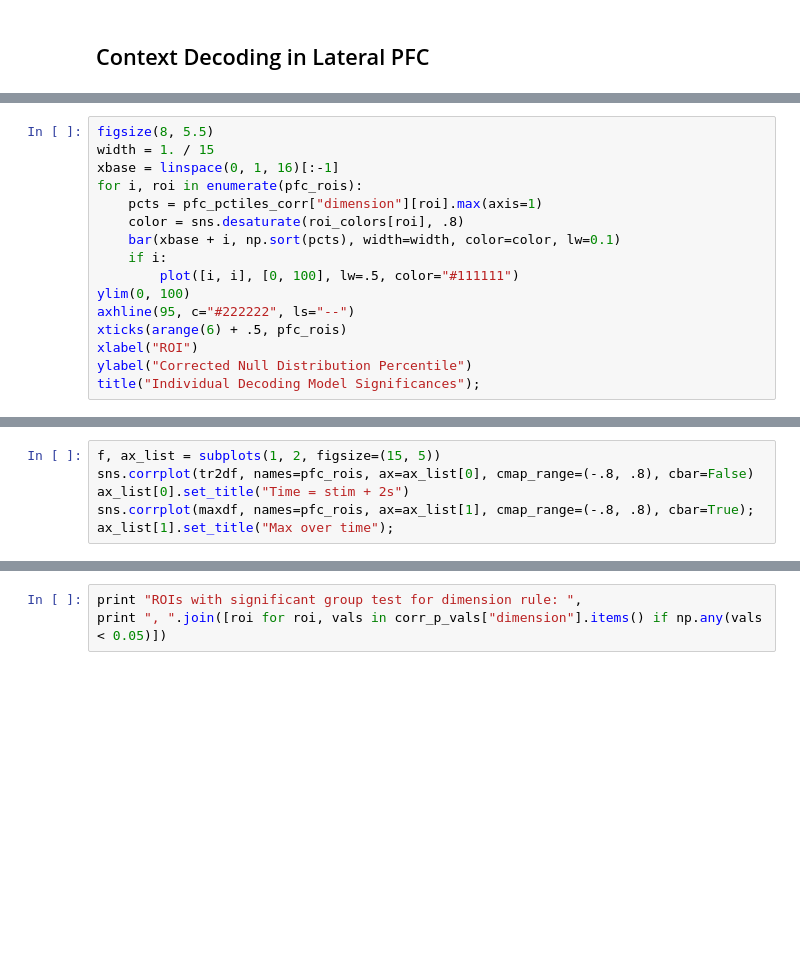
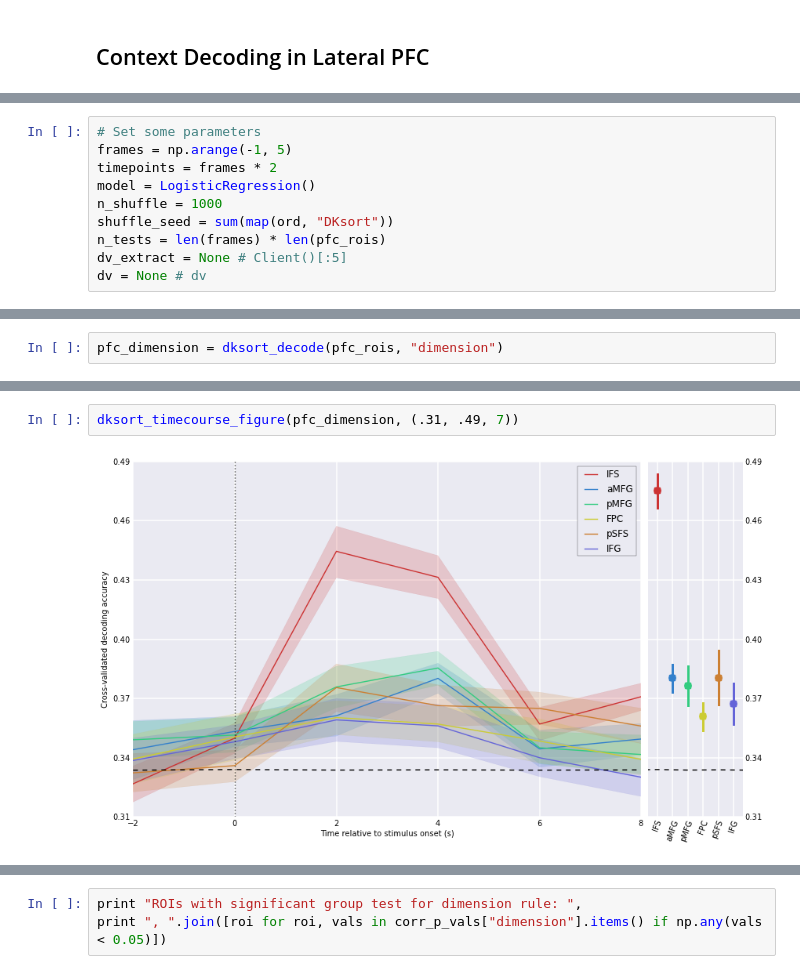
Before and after one commit to WagnerLabPapers/Waskom_JNeurosci_2014, a Jupyter notebook: DKsort_Neuron.ipynb, the cells around one changed output, grey strips where cells are left out. Saved outputs shown, nothing was run; the diff lists cells and outputs as text; blank space fills up the shorter version.

```diff
--- a/DKsort_Neuron.ipynb
+++ b/DKsort_Neuron.ipynb
@@ -429,16 +294,0 @@ for rule in rules:
-# %%
-figsize(8, 5.5)
-width = 1. / 15
-xbase = linspace(0, 1, 16)[:-1]
-for i, roi in enumerate(pfc_rois):
-    pcts = pfc_pctiles_corr["dimension"][roi].max(axis=1)
-    color = sns.desaturate(roi_colors[roi], .8)
-    bar(xbase + i, np.sort(pcts), width=width, color=color, lw=0.1)
-    if i:
-        plot([i, i], [0, 100], lw=.5, color="#111111")
-ylim(0, 100)
-axhline(95, c="#222222", ls="--")
-xticks(arange(6) + .5, pfc_rois)
-xlabel("ROI")
-ylabel("Corrected Null Distribution Percentile")
-title("Individual Decoding Model Significances");
@@ -460,6 +294,0 @@ maxdf = np.array(pd.DataFrame({roi: pfc_accs["dimension"][roi].max(axis=1) for r
-# %%
-f, ax_list = subplots(1, 2, figsize=(15, 5))
-sns.corrplot(tr2df, names=pfc_rois, ax=ax_list[0], cmap_range=(-.8, .8), cbar=False)
-ax_list[0].set_title("Time = stim + 2s")
-sns.corrplot(maxdf, names=pfc_rois, ax=ax_list[1], cmap_range=(-.8, .8), cbar=True);
-ax_list[1].set_title("Max over time");
@@ -487,0 +300,10 @@ pd.DataFrame(corr_p_vals["dimension"], index=frames * 2).T
+# %%
+# Set some parameters
+frames = np.arange(-1, 5)
+timepoints = frames * 2
+model = LogisticRegression()
+n_shuffle = 1000
+shuffle_seed = sum(map(ord, "DKsort"))
+n_tests = len(frames) * len(pfc_rois)
+dv_extract = None # Client()[:5]
+dv = None # dv
@@ -487,0 +430,2 @@ pd.DataFrame(corr_p_vals["dimension"], index=frames * 2).T
+# %%
+pfc_dimension = dksort_decode(pfc_rois, "dimension")
@@ -487,0 +450,4 @@ pd.DataFrame(corr_p_vals["dimension"], index=frames * 2).T
+# %%
+dksort_timecourse_figure(pfc_dimension, (.31, .49, 7))
+# %% [output]
+[figure, added]
```
Also changed, not shown: parts of 88 cells of this notebook.
